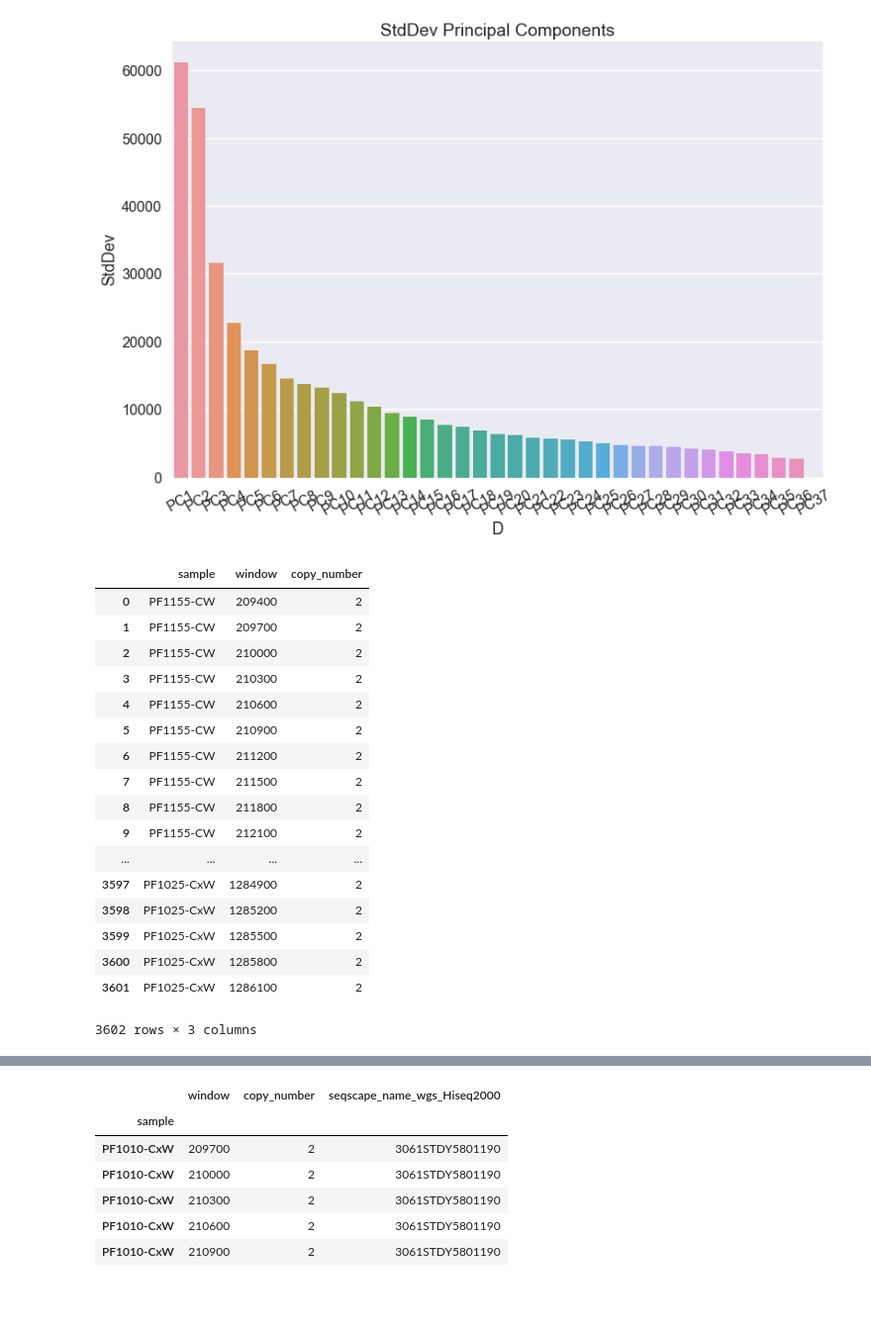
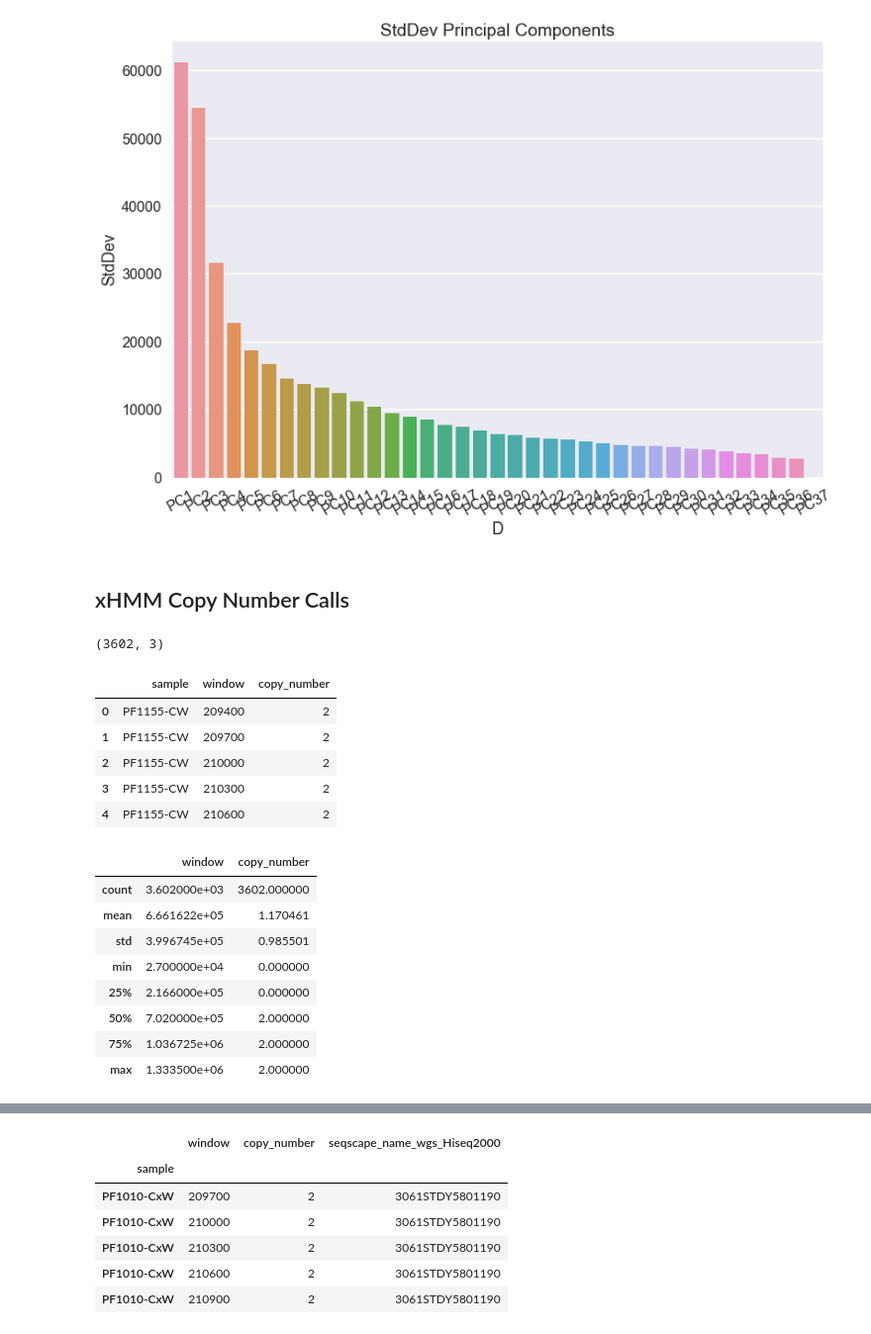
Before and after one commit to tnguyensanger/pf_swga_cnv, a Jupyter notebook: src/jupyter/xHMM CNV in sWGA Field Isolates.ipynb, the cells around one changed output, grey strips where cells are left out. Shown at 99% size. Drawn from its saved outputs; the diff is of its cells as text; code cells hidden in the pictures; blank space fills up the shorter version.

```diff
--- a/src/jupyter/xHMM CNV in sWGA Field Isolates.ipynb
+++ b/src/jupyter/xHMM CNV in sWGA Field Isolates.ipynb
@@ -62,25 +63,27 @@ ax.set_xticklabels(ax.get_xticklabels(), rotation=30)
 plt.show()
 # %% [output]
 [figure]
+# %% [markdown]
+## xHMM Copy Number Calls
 # %%
 xhmm_out = pandas.read_csv(xHMM_OUT_TSV, sep="\t")
-xhmm_out
+display(xhmm_out.shape)
+display(xhmm_out.head())
+display(xhmm_out.describe())
 # %% [output]
+(3602, 3)
 |  | sample | window | copy_number |
 | 0 | PF1155-CW | 209400 | 2 |
 | 1 | PF1155-CW | 209700 | 2 |
 | 2 | PF1155-CW | 210000 | 2 |
 | 3 | PF1155-CW | 210300 | 2 |
 | 4 | PF1155-CW | 210600 | 2 |
-| 5 | PF1155-CW | 210900 | 2 |
-| 6 | PF1155-CW | 211200 | 2 |
-| 7 | PF1155-CW | 211500 | 2 |
-| 8 | PF1155-CW | 211800 | 2 |
-| 9 | PF1155-CW | 212100 | 2 |
-| ... | ... | ... | ... |
-| 3597 | PF1025-CxW | 1284900 | 2 |
-| 3598 | PF1025-CxW | 1285200 | 2 |
-| 3599 | PF1025-CxW | 1285500 | 2 |
-| 3600 | PF1025-CxW | 1285800 | 2 |
-| 3601 | PF1025-CxW | 1286100 | 2 |
-3602 rows × 3 columns
+|  | window | copy_number |
+| count | 3.602000e+03 | 3602.000000 |
+| mean | 6.661622e+05 | 1.170461 |
+| std | 3.996745e+05 | 0.985501 |
+| min | 2.700000e+04 | 0.000000 |
+| 25% | 2.166000e+05 | 0.000000 |
+| 50% | 7.020000e+05 | 2.000000 |
+| 75% | 1.036725e+06 | 2.000000 |
+| max | 1.333500e+06 | 2.000000 |
```
Also changed, not shown: parts of 35 cells of this notebook.
